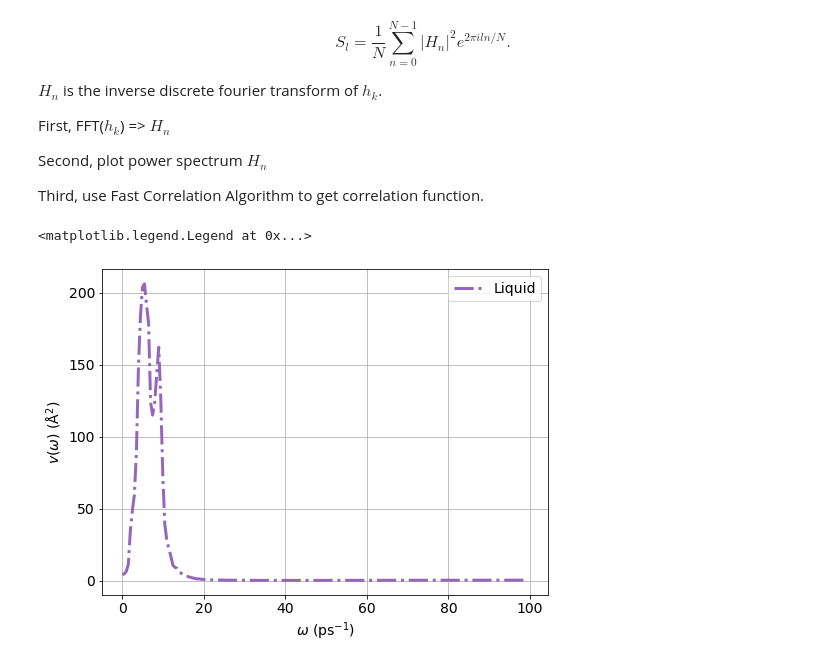
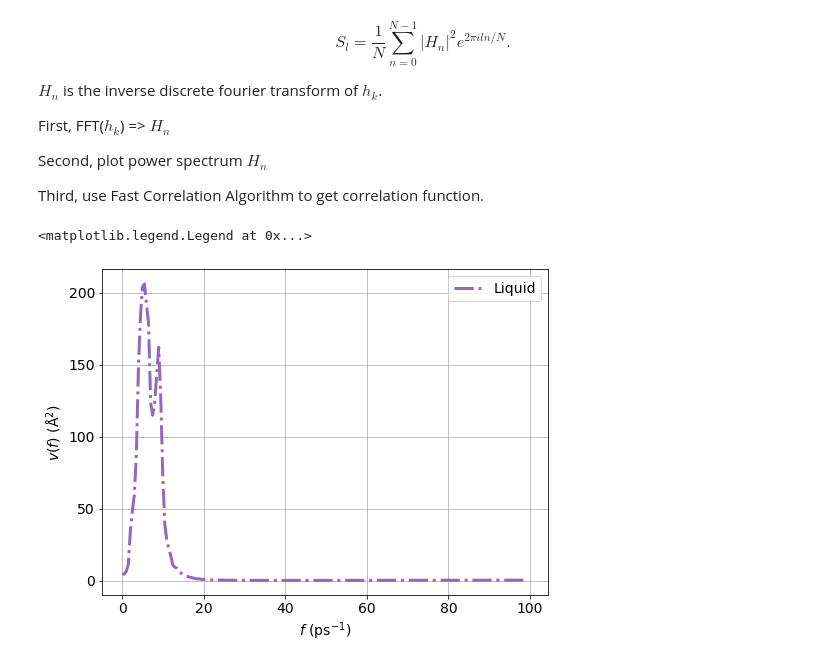
Before and after one commit to elindgren/compphys_homeworks, a Jupyter notebook: H1/Homework 1 - Notebook.ipynb, the cells around one changed output. Saved outputs shown, nothing was run; the diff lists cells and outputs as text; code cells hidden in the pictures.

```diff
--- a/H1/Homework 1 - Notebook.ipynb
+++ b/H1/Homework 1 - Notebook.ipynb
@@ -402,23 +402,23 @@ Third, use Fast Correlation Algorithm to get correlation function.
 # %%
 # Plot the ensemble average of the power spectrum
 
 # Load energy data
 # data_s = np.loadtxt("datafiles/solid/vel_powspec.dat")
 data_l = np.loadtxt("datafiles/liquid/vel_powspec.dat")
 
 # Define figure
 fig, ax = plt.subplots(figsize=(8,6))
 
 # Define power spectrum
 H = np.mean(data_l, axis=1)
 
 # Plot
 # ax.plot(data_s[:,0], data_s[:,1]/data_s[0,1], 'C0', linestyle='-', linewidth=3, label=r'Solid')
 ax.plot(data_l[:,0], H, 'C4', linestyle='-.', linewidth=3, label=r'Liquid')
-ax.set_xlabel(r'$\omega$ (ps$^{-1}$)')
-ax.set_ylabel(r'$v(\omega)$ (Å$^2$)')
+ax.set_xlabel(r'$f$ (ps$^{-1}$)')
+ax.set_ylabel(r'$v(f)$ (Å$^2$)')
 ax.grid()
 ax.legend(loc='best')
 # %% [output]
 <matplotlib.legend.Legend at 0x...>
-[figure, old version]
+[figure, new version]
```
Also changed, not shown: 1 other file.
